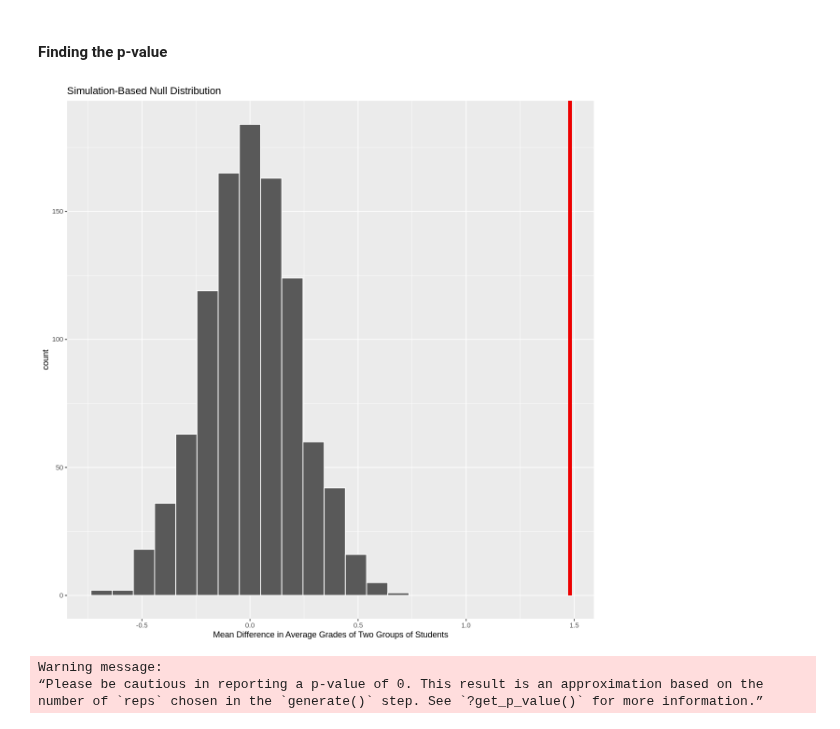
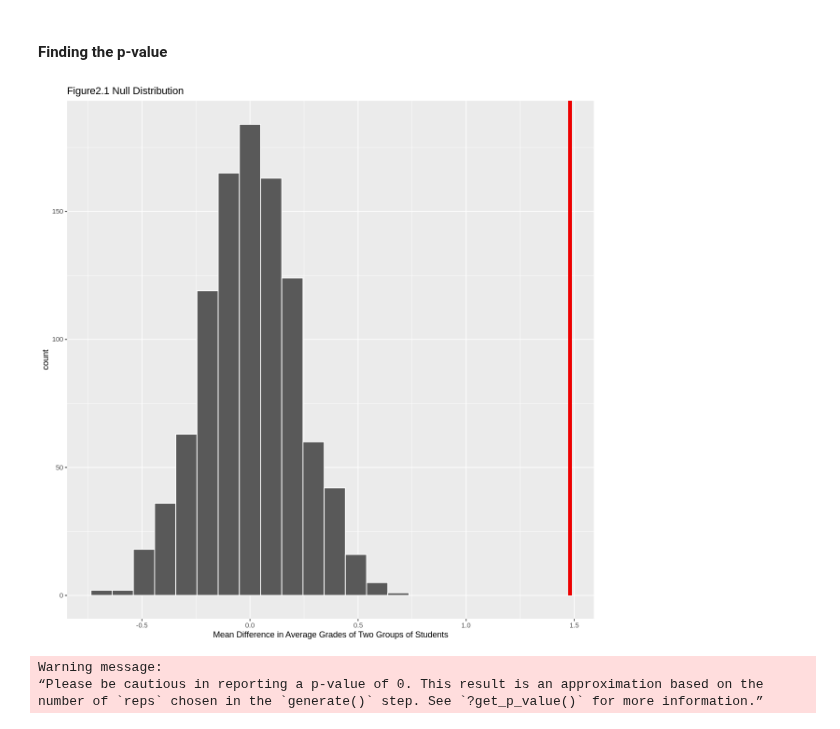
Before and after one commit to Zhangcheng0410/stat201, a Jupyter notebook: final_report.ipynb, the cells around one changed output. Saved outputs shown, nothing was run; the diff lists cells and outputs as text; code cells hidden in the pictures.

```diff
--- a/final_report.ipynb
+++ b/final_report.ipynb
@@ -239,14 +239,15 @@ null_model_students_mean <-
 # %%
 #Plot the result of the hypothesis test with `visualize` with 10 bins, put a vertical bar for the observed test
 result_plot_students <-
    null_model_students_mean %>%
    visualize() +
    shade_p_value(obs_stat = obs_diff_in_means, direction = "right") +
-   labs(x = "Mean Difference in Average Grades of Two Groups of Students")
+   labs(x = "Mean Difference in Average Grades of Two Groups of Students")+
+   ggtitle("Figure2.1 Null Distribution")
 
 result_plot_students
 # %% [output]
-[figure, old version]
+[figure, new version]
 # %%
 p_value_mean_students <-
     null_model_students_mean %>%
```
Also changed, not shown: parts of 2 cells of this notebook.
